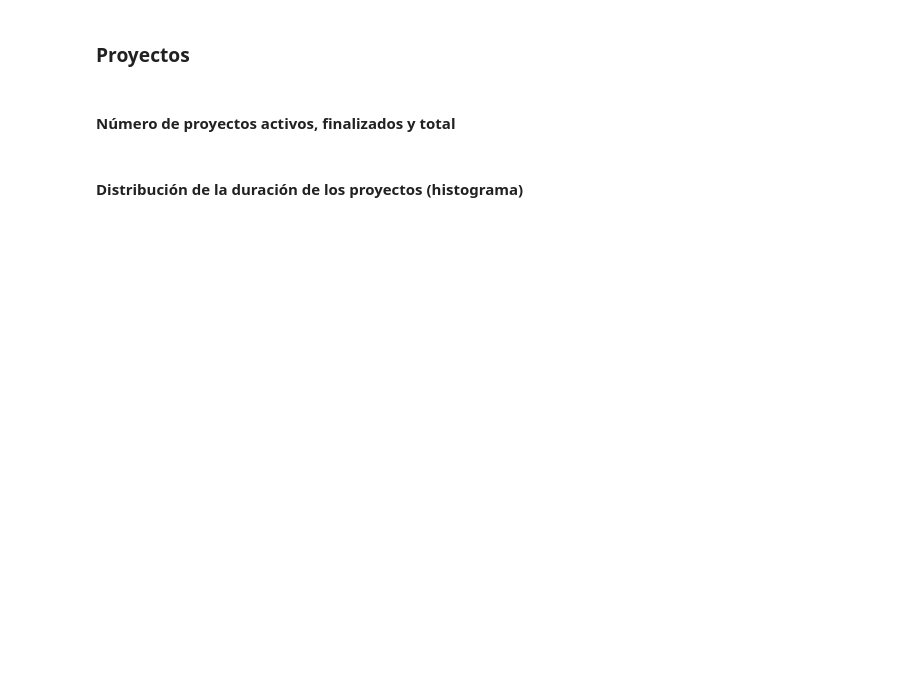
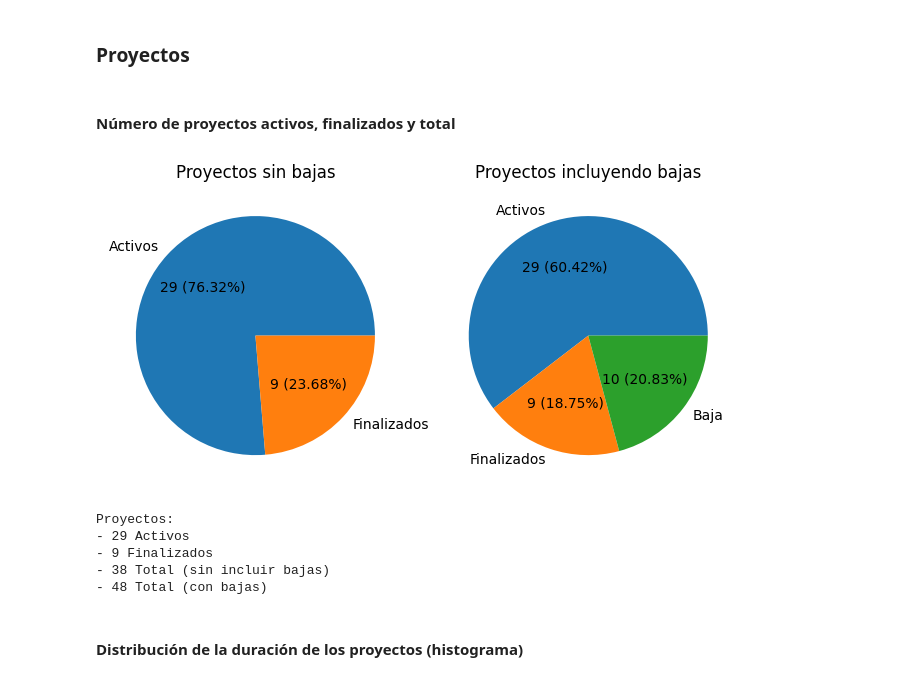
Before and after one commit to eyuste-FS/PracticaFinal, a Jupyter notebook: pythonanalisis/empleados.ipynb, the cells around one changed output. Cells and saved outputs as stored; diff of their text form; code cells hidden in the pictures; blank space fills up the shorter version.

```diff
--- a/pythonanalisis/empleados.ipynb
+++ b/pythonanalisis/empleados.ipynb
@@ -20,6 +20,8 @@ def queryDF(q) -> pd.DataFrame:
     return result_dataFrame
 # %%
 empleados = queryDF('select * from em_empleados')
+proyectos = queryDF('select * from pr_proyectos')
+asignaciones = queryDF('select * from pr_empleados_proyecto')
 # %%
 empleados.head()
 # %% [output]
@@ -194,6 +196,54 @@ Por lo que el ~68% de las edades están entre 30.3 y 53.5
 # %% [markdown]
 
 #### Número de proyectos activos, finalizados y total
+# %%
+now = datetime.today().isoformat()[:10]
+
+activos = proyectos.loc[proyectos['F_BAJA'].isna()]
+activos = activos.loc[activos['F_FIN'].astype('str') <= now]
+nactivos = len(activos)
+
+finalizados = proyectos.loc[proyectos['F_BAJA'].isna()]
+finalizados = finalizados.loc[finalizados['F_FIN'].astype('str') > now]
+nfinalizados = len(finalizados)
+
+nbaja = len(proyectos.loc[proyectos['F_BAJA'].notna()])
+
+totalSinBajas = nfinalizados + nactivos
+
+totalConBajas = totalSinBajas + nbaja
+# %%
+
+_, (left, right) = plt.subplots(1, 2, layout='constrained')
+
+left.set(title='Proyectos sin bajas', aspect=1)
+right.set(title='Proyectos incluyendo bajas', aspect=1)
+
+
+x = (nactivos, nfinalizados)
+left.pie(
+    x, labels=('Activos', 'Finalizados'),
+    autopct=lambda n: f'{round(n * totalSinBajas / 100)} ({round(n, 2)}%)')
+
+x = (nactivos, nfinalizados, nbaja)
+right.pie(
+    x, labels=('Activos', 'Finalizados', 'Baja'),
+    autopct=lambda n: f'{round(n * totalConBajas / 100)} ({round(n, 2)}%)')
+
+plt.show()
+# %% [output]
+[figure, added]
+# %%
+
+print(
+    'Proyectos:\n- {} Activos\n- {} Finalizados\n- {} Total (sin incluir bajas)\n- {} Total (con bajas)'.format(
+        nactivos, nfinalizados, totalSinBajas, totalConBajas))
+# %% [output]
+Proyectos:
+- 29 Activos
+- 9 Finalizados
+- 38 Total (sin incluir bajas)
+- 48 Total (con bajas)
 # %% [markdown]
 
 #### Distribución de la duración de los proyectos (histograma)
```
Also changed, not shown: parts of 14 cells of this notebook, 1 other file.
